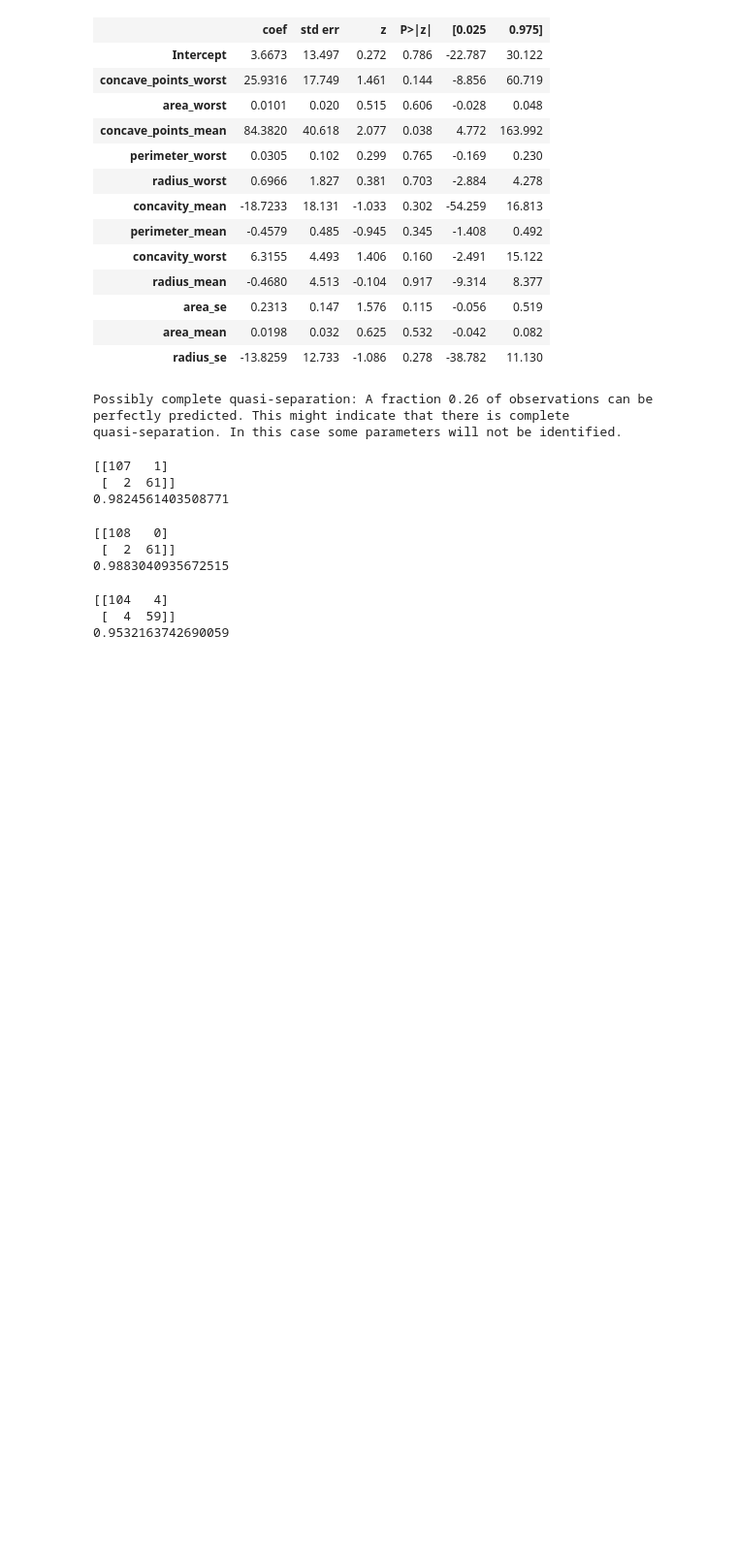
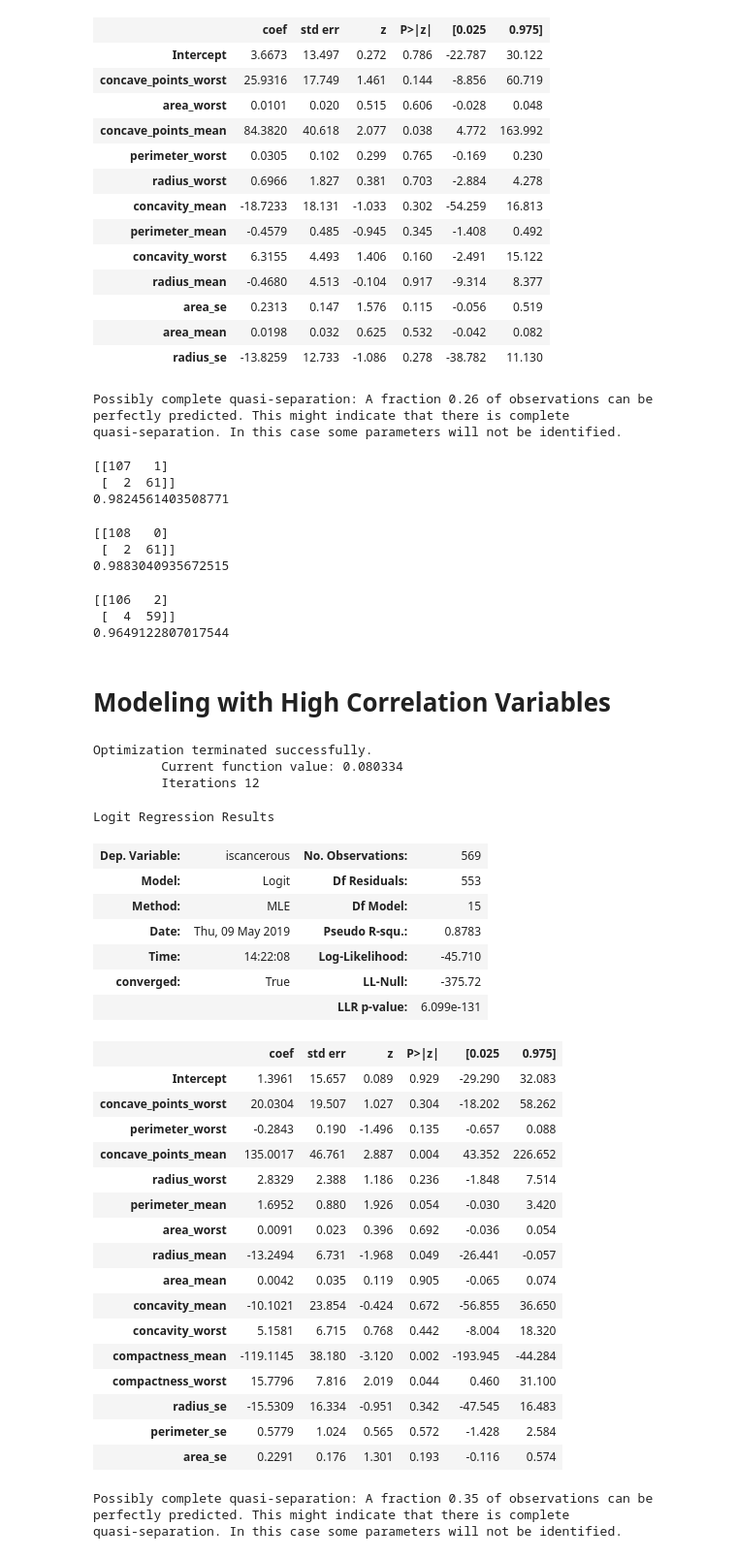
Before and after one commit to ronmexico7811/Cancer-Project, a Jupyter notebook: Cancer_project.ipynb, the cells around one changed output. Shown: that part at 97% size. Saved outputs shown, nothing was run; the diff lists cells and outputs as text; code cells hidden in the pictures; blank space fills up the shorter version.

```diff
--- a/Cancer_project.ipynb
+++ b/Cancer_project.ipynb
@@ -447,8 +449,8 @@ X_scale = scale(X)
 
 X_train, X_test, y_train, y_test = train_test_split(X_scale, y, test_size=0.3, random_state=42)
 
-model_mlp = MLPClassifier(hidden_layer_sizes=(100,90,60),
-                          solver='adam',
+model_mlp = MLPClassifier(hidden_layer_sizes=(40),
+                          solver='lbfgs',
                           tol=.1,
                           random_state=1)
 
@@ -458,6 +460,54 @@ y_pred_mlp = model_mlp.predict(X_test)
 print(confusion_matrix(y_true = y_test, y_pred = y_pred_mlp))
 print(model_mlp.score(X_test, y_test))
 # %% [output]
-[[104   4]
+[[106   2]
  [  4  59]]
-0.9532163742690059
+0.9649122807017544
+# %% [markdown]
+# Modeling with High Correlation Variables
+# %%
+#logit models
+
+#splitting into training test
+X_sig = df_sig.drop('iscancerous', axis = 1).values
+y_sig = df_sig['iscancerous'].values
+
+X_train, X_test, y_train, y_test = train_test_split(X_sig, y_sig, test_size=0.3, random_state=42)
+
+#stats modeling
+logit_1_sig = sm.logit(formula="iscancerous~concave_points_worst+perimeter_worst+concave_points_mean+radius_worst+perimeter_mean+area_worst+radius_mean+area_mean+concavity_mean+concavity_worst+compactness_mean+compactness_worst+radius_se+perimeter_se+area_se",
+                   data=df_sig).fit()
+
+logit_1_sig.summary()
+# %% [output]
+Optimization terminated successfully.
+         Current function value: 0.080334
+         Iterations 12
+Logit Regression Results
+| Dep. Variable: | iscancerous | No. Observations: | 569 |
+| Model: | Logit | Df Residuals: | 553 |
+| Method: | MLE | Df Model: | 15 |
+| Date: | Thu, 09 May 2019 | Pseudo R-squ.: | 0.8783 |
+| Time: | 14:22:08 | Log-Likelihood: | -45.710 |
+| converged: | True | LL-Null: | -375.72 |
+|  |  | LLR p-value: | 6.099e-131 |
+|  | coef | std err | z | P>|z| | [0.025 | 0.975] |
+| Intercept | 1.3961 | 15.657 | 0.089 | 0.929 | -29.290 | 32.083 |
+| concave_points_worst | 20.0304 | 19.507 | 1.027 | 0.304 | -18.202 | 58.262 |
+| perimeter_worst | -0.2843 | 0.190 | -1.496 | 0.135 | -0.657 | 0.088 |
+| concave_points_mean | 135.0017 | 46.761 | 2.887 | 0.004 | 43.352 | 226.652 |
+| radius_worst | 2.8329 | 2.388 | 1.186 | 0.236 | -1.848 | 7.514 |
+| perimeter_mean | 1.6952 | 0.880 | 1.926 | 0.054 | -0.030 | 3.420 |
+| area_worst | 0.0091 | 0.023 | 0.396 | 0.692 | -0.036 | 0.054 |
+| radius_mean | -13.2494 | 6.731 | -1.968 | 0.049 | -26.441 | -0.057 |
+| area_mean | 0.0042 | 0.035 | 0.119 | 0.905 | -0.065 | 0.074 |
+| concavity_mean | -10.1021 | 23.854 | -0.424 | 0.672 | -56.855 | 36.650 |
+| concavity_worst | 5.1581 | 6.715 | 0.768 | 0.442 | -8.004 | 18.320 |
+| compactness_mean | -119.1145 | 38.180 | -3.120 | 0.002 | -193.945 | -44.284 |
+| compactness_worst | 15.7796 | 7.816 | 2.019 | 0.044 | 0.460 | 31.100 |
+| radius_se | -15.5309 | 16.334 | -0.951 | 0.342 | -47.545 | 16.483 |
+| perimeter_se | 0.5779 | 1.024 | 0.565 | 0.572 | -1.428 | 2.584 |
+| area_se | 0.2291 | 0.176 | 1.301 | 0.193 | -0.116 | 0.574 |
+Possibly complete quasi-separation: A fraction 0.35 of observations can be
+perfectly predicted. This might indicate that there is complete
+quasi-separation. In this case some parameters will not be identified.
```
Also changed, not shown: parts of 12 cells of this notebook.
